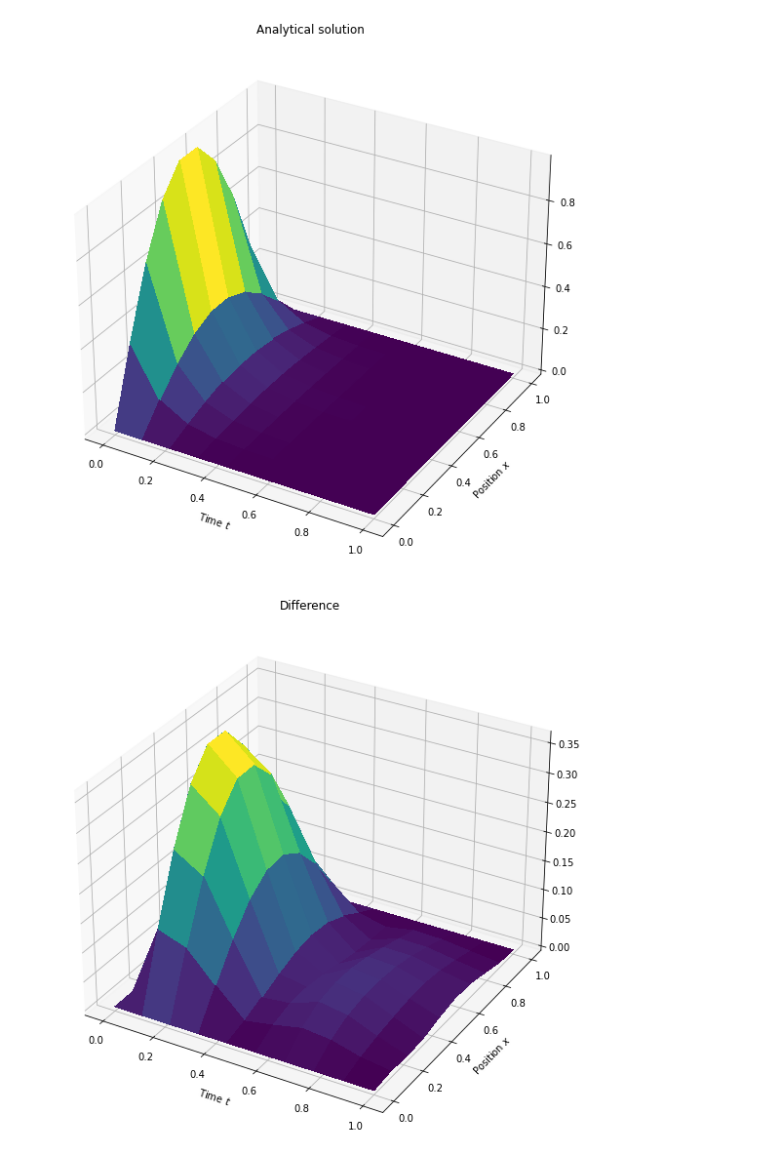
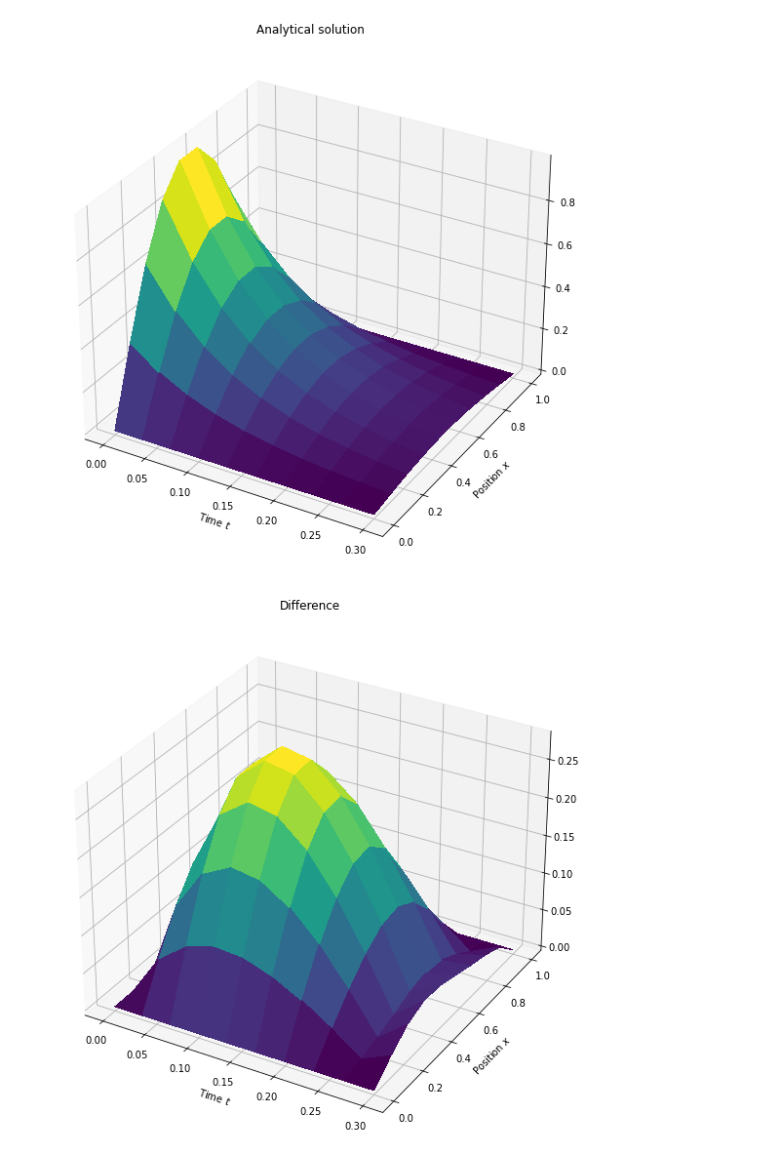
Before and after one commit to nicholaskarlsen/FYS-STK4155, a Jupyter notebook: project_3/notebooks/morten_example_diffusion.ipynb, the cells around one changed output. Drawn from its saved outputs; the diff is of its cells as text; code cells hidden in the pictures.

```diff
--- a/project_3/notebooks/morten_example_diffusion.ipynb
+++ b/project_3/notebooks/morten_example_diffusion.ipynb
@@ -134,7 +134,7 @@ if __name__ == '__main__':
     ## Decide the vales of arguments to the function to solve
     Nx = 10; Nt = 10
     x = np.linspace(0, 1, Nx)
-    t = np.linspace(0,1,Nt)
+    t = np.linspace(0,0.3,Nt)
 
     ## Set up the parameters for the network
     num_hidden_neurons = [100, 25]
@@ -230,3 +230,3 @@ Max absolute difference between the analytical solution and the network: 0.36202
-[figure, old version]
+[figure, new version]
-[figure, old version]
+[figure, new version]
 [figure]
```
Also changed, not shown: parts of 1 cell of this notebook, 55 other files.
